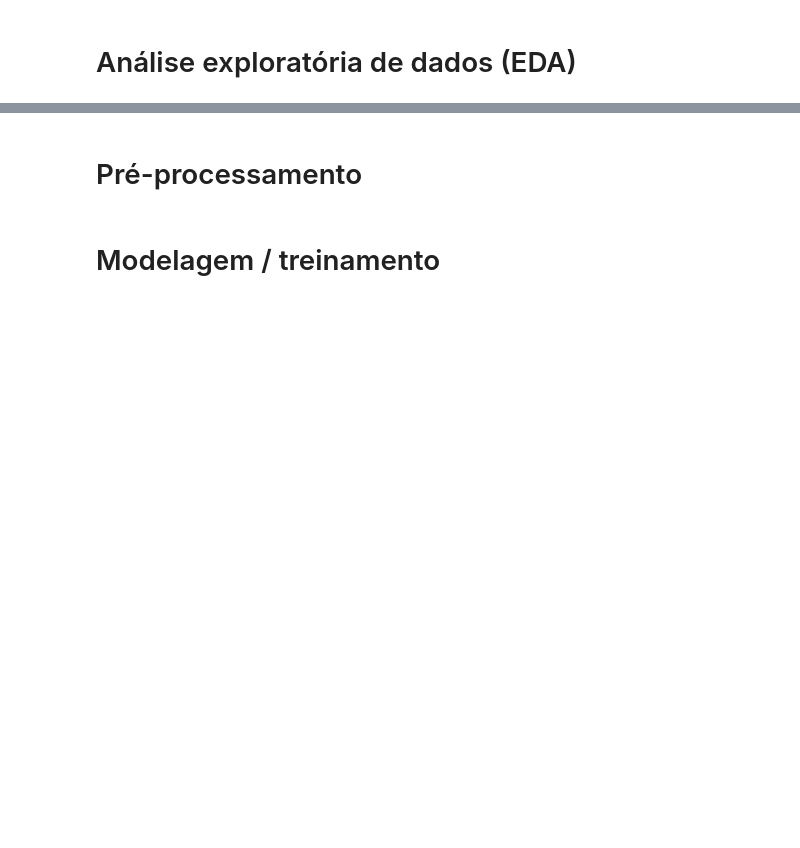
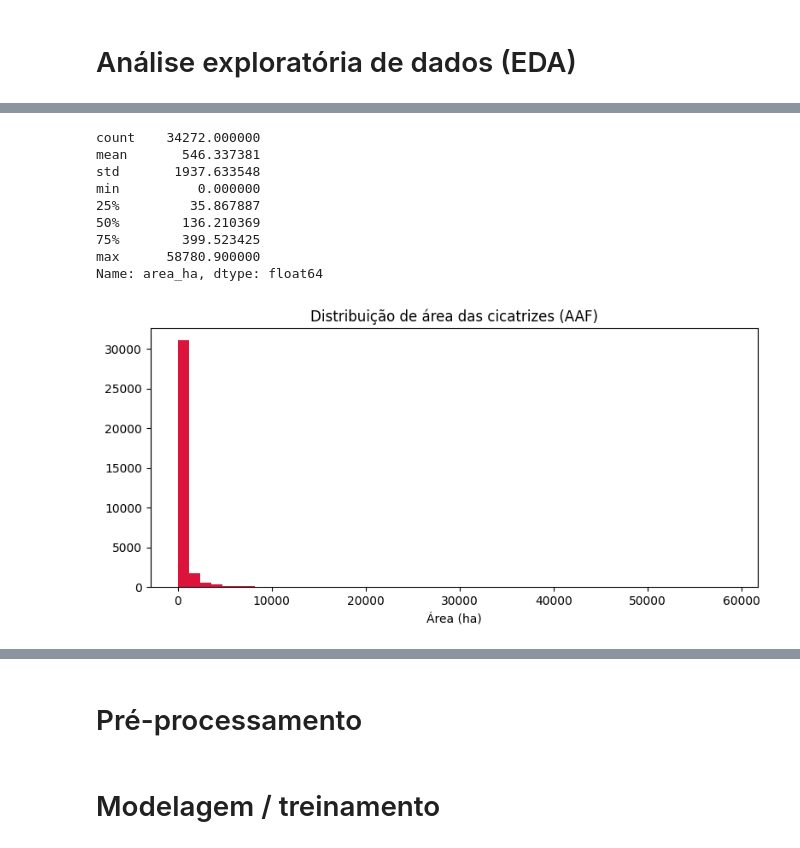
Before and after one commit to AndersonAlvesCoelho/pyroregions-classification, a Jupyter notebook: pyroregions_ucs.ipynb, the cells around one changed output, grey strips where cells are left out. Cells and saved outputs as stored; diff of their text form; code cells hidden in the pictures; blank space fills up the shorter version.

```diff
--- a/pyroregions_ucs.ipynb
+++ b/pyroregions_ucs.ipynb
@@ -404,0 +617,21 @@ Error:
+# %%
+# Estatísticas de área (ha)
+print(gdf_aaf_metric['area_ha'].describe())
+
+plt.figure(figsize=(8, 4))
+plt.hist(gdf_aaf_metric['area_ha'], bins=50, color='crimson')
+plt.xlabel('Área (ha)')
+plt.title('Distribuição de área das cicatrizes (AAF)')
+plt.tight_layout()
+plt.show()
+# %% [output]
+count    34272.000000
+mean       546.337381
+std       1937.633548
+min          0.000000
+25%         35.867887
+50%        136.210369
+75%        399.523425
+max      58780.900000
+Name: area_ha, dtype: float64
+[figure, added]
```
Also changed, not shown: parts of 41 cells of this notebook, 9 other files.
